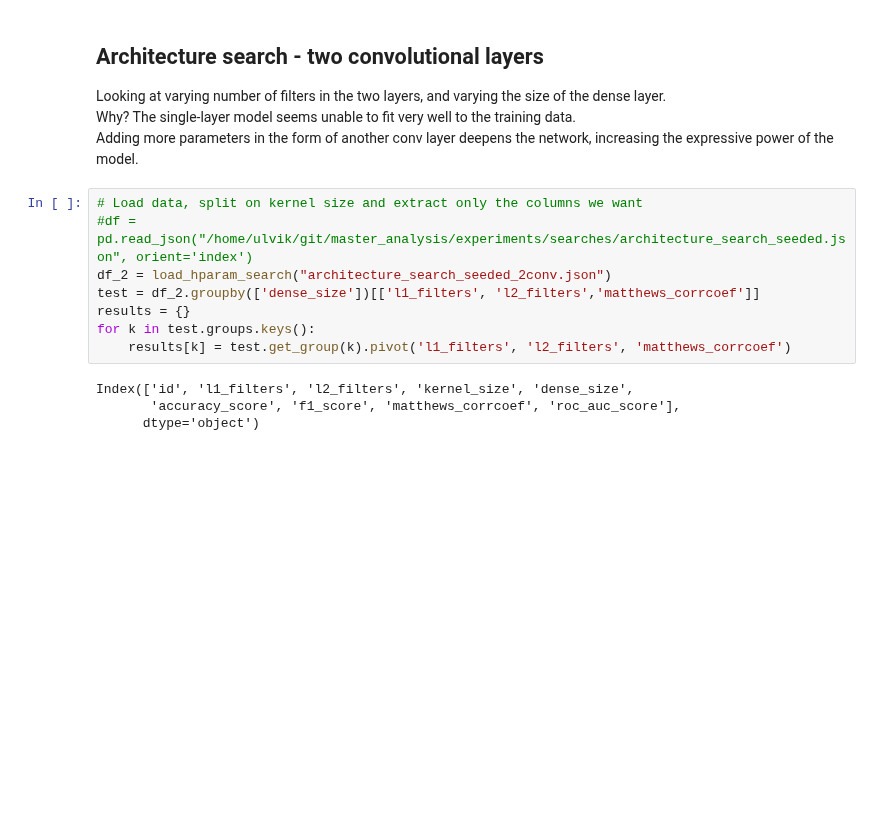
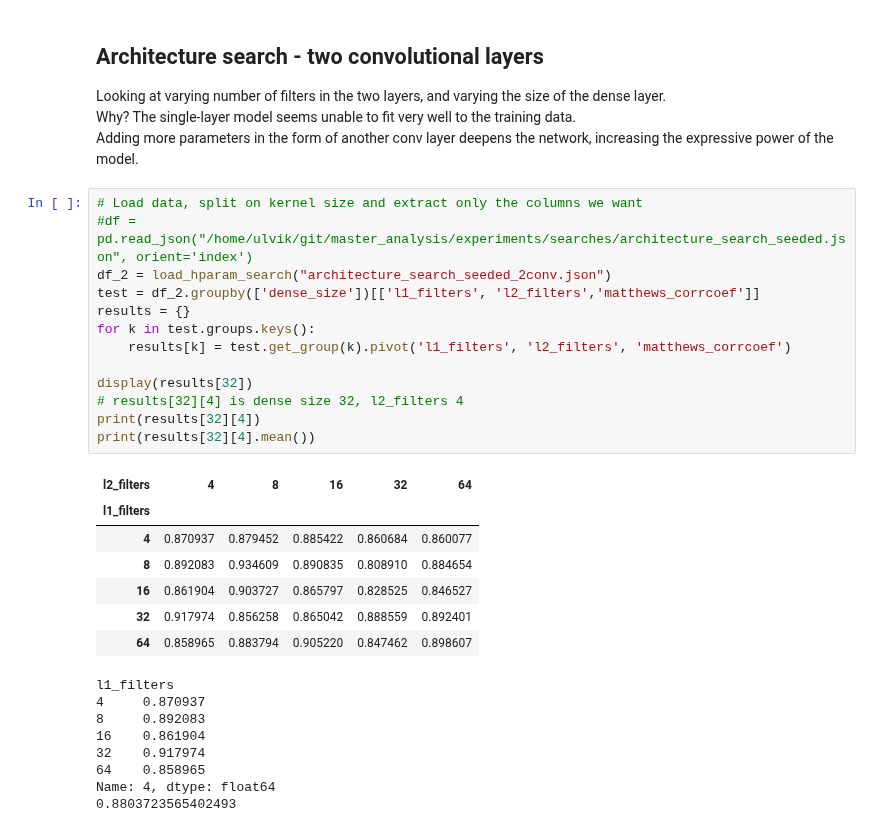
Before and after one commit to geirtul/master_analysis, a Jupyter notebook: notebooks/experiments/hparam_search_results.ipynb, the cells around one changed output. Cells and saved outputs as stored; diff of their text form; blank space fills up the shorter version.

```diff
--- a/notebooks/experiments/hparam_search_results.ipynb
+++ b/notebooks/experiments/hparam_search_results.ipynb
@@ -59,15 +54,32 @@ another conv layer deepens the network, increasing the expressive power of the m
 # %%
 # Load data, split on kernel size and extract only the columns we want
 #df = pd.read_json("/home/ulvik/git/master_analysis/experiments/searches/architecture_search_seeded.json", orient='index')
 df_2 = load_hparam_search("architecture_search_seeded_2conv.json")
 test = df_2.groupby(['dense_size'])[['l1_filters', 'l2_filters','matthews_corrcoef']]
 results = {}
 for k in test.groups.keys():
     results[k] = test.get_group(k).pivot('l1_filters', 'l2_filters', 'matthews_corrcoef')
+
+display(results[32])
+# results[32][4] is dense size 32, l2_filters 4
+print(results[32][4])
+print(results[32][4].mean())
 # %% [output]
+| l2_filters | 4 | 8 | 16 | 32 | 64 |
+| l1_filters |  |  |  |  |  |
+| 4 | 0.870937 | 0.879452 | 0.885422 | 0.860684 | 0.860077 |
+| 8 | 0.892083 | 0.934609 | 0.890835 | 0.808910 | 0.884654 |
+| 16 | 0.861904 | 0.903727 | 0.865797 | 0.828525 | 0.846527 |
+| 32 | 0.917974 | 0.856258 | 0.865042 | 0.888559 | 0.892401 |
+| 64 | 0.858965 | 0.883794 | 0.905220 | 0.847462 | 0.898607 |
-Index(['id', 'l1_filters', 'l2_filters', 'kernel_size', 'dense_size',
-       'accuracy_score', 'f1_score', 'matthews_corrcoef', 'roc_auc_score'],
-      dtype='object')
+l1_filters
+4     0.870937
+8     0.892083
+16    0.861904
+32    0.917974
+64    0.858965
+Name: 4, dtype: float64
+0.8803723565402493
 # %%
 # Heatmap for each kernel size
 # Get minimum mcc and max mcc from df to use as vmin, vmax args
```
Also changed, not shown: parts of 4 cells of this notebook.
